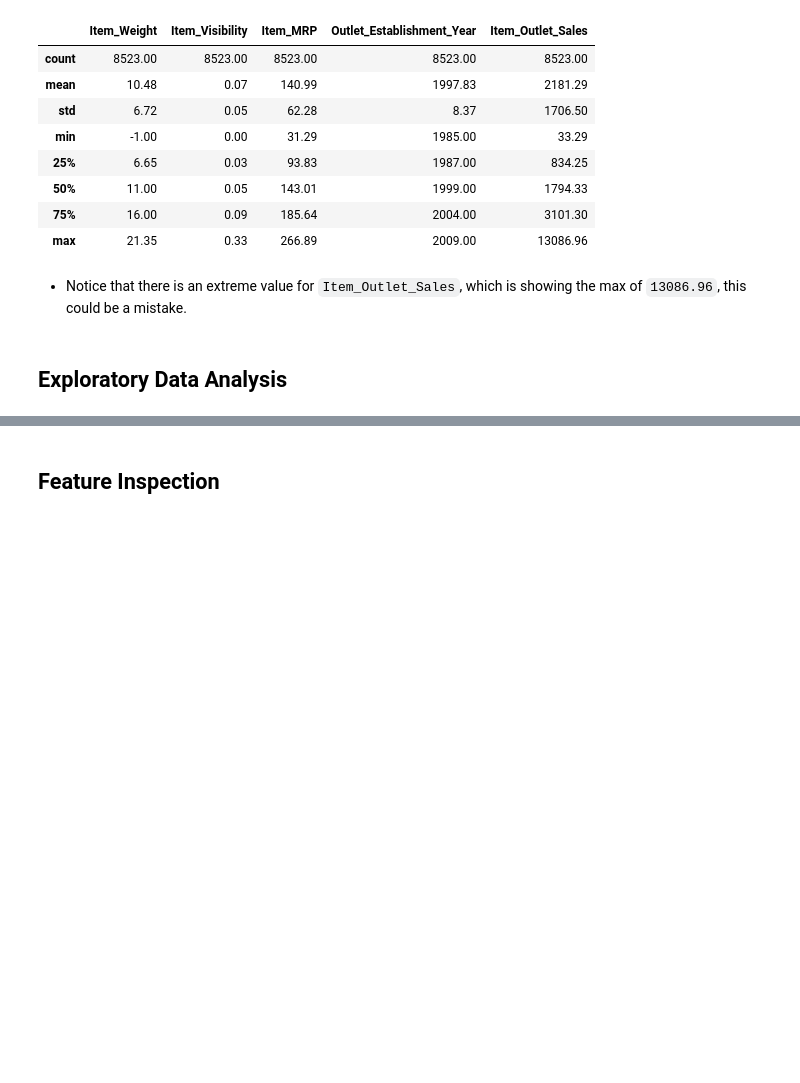
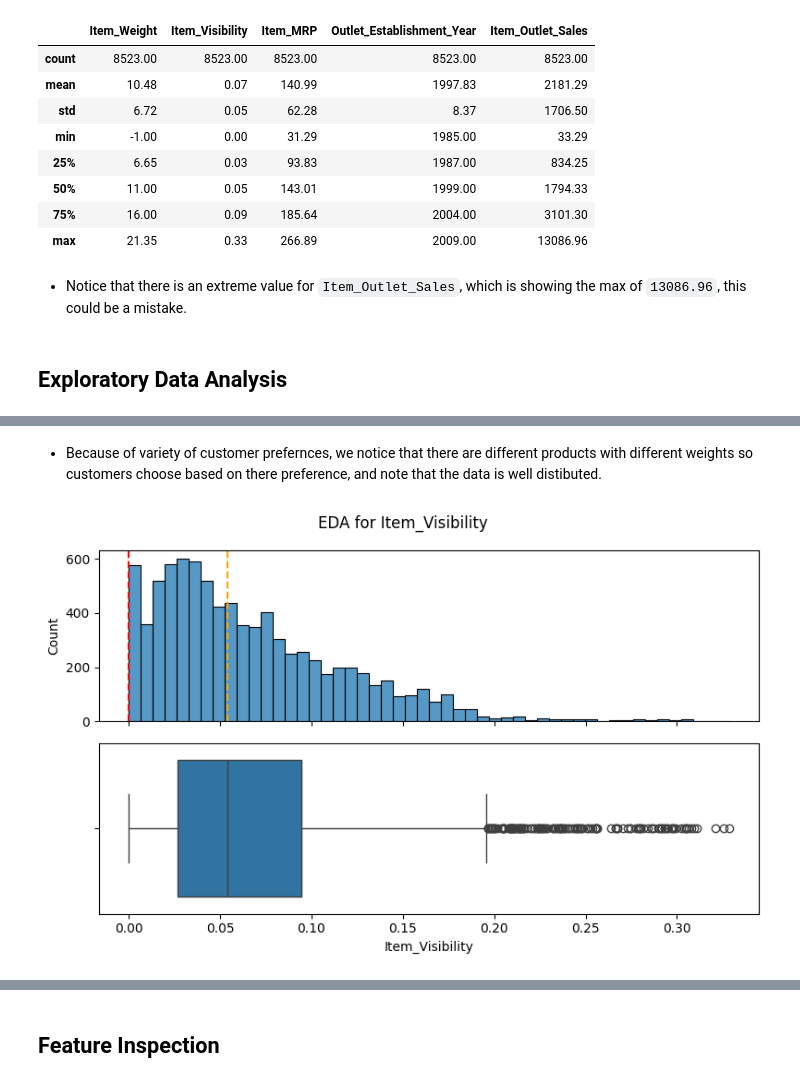
Before and after one commit to ali94an/Prediction-of-Product-Sales, a Jupyter notebook: Prediction_of_Product_Sales.ipynb, the cells around one changed output, grey strips where cells are left out. Drawn from its saved outputs; the diff is of its cells as text; code cells hidden in the pictures; blank space fills up the shorter version.

```diff
--- a/Prediction_of_Product_Sales.ipynb
+++ b/Prediction_of_Product_Sales.ipynb
@@ -234,0 +288,6 @@ df.describe().round(2)
+# %% [markdown]
+- Because of variety of customer prefernces, we notice that there are different products with different weights so customers choose based on there preference, and note that the data is well distibuted.
+# %%
+plot_numeric(df,'Item_Visibility')
+# %% [output]
+[figure, added]
```
Also changed, not shown: parts of 29 cells of this notebook.
